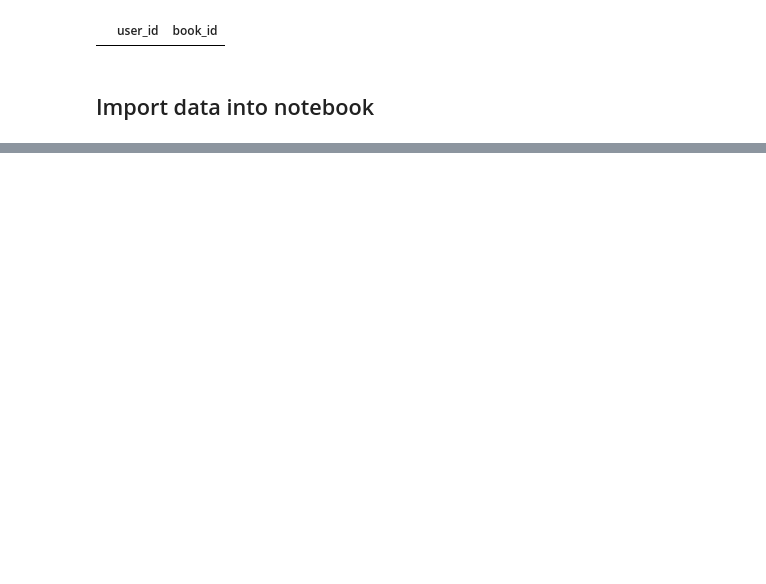
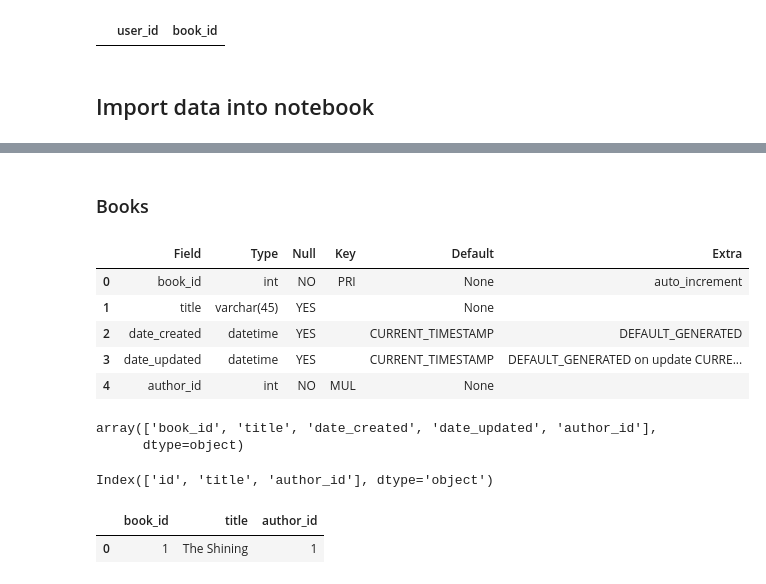
Before and after one commit to SeeBee8/Books, a Jupyter notebook: Books.ipynb, the cells around one changed output, grey strips where cells are left out. Saved outputs shown, nothing was run; the diff lists cells and outputs as text; code cells hidden in the pictures; blank space fills up the shorter version.

```diff
--- a/Books.ipynb
+++ b/Books.ipynb
@@ -82,0 +95,4 @@ authors = pd.read_csv("")
+# %%
+books = pd.read_csv("Data/books - books.csv")
+books.info
+books.head()
@@ -82,0 +194,33 @@ authors = pd.read_csv("")
+# %% [markdown]
+### Books
+# %%
+q = """
+DESCRIBE books;
+"""
+describe = pd.read_sql(q, engine)
+describe
+# %% [output]
+|  | Field | Type | Null | Key | Default | Extra |
+| 0 | book_id | int | NO | PRI | None | auto_increment |
+| 1 | title | varchar(45) | YES |  | None |  |
+| 2 | date_created | datetime | YES |  | CURRENT_TIMESTAMP | DEFAULT_GENERATED |
+| 3 | date_updated | datetime | YES |  | CURRENT_TIMESTAMP | DEFAULT_GENERATED on update CURRE... |
+| 4 | author_id | int | NO | MUL | None |  |
+# %%
+#Check field names
+describe['Field'].values
+# %% [output]
+array(['book_id', 'title', 'date_created', 'date_updated', 'author_id'],
+      dtype=object)
+# %%
+#Check dataframe's columns
+books.columns
+# %% [output]
+Index(['id', 'title', 'author_id'], dtype='object')
+# %%
+rename_books = {'id':'book_id'}
+books = books.rename(rename_books, axis = 1)
+books.head(1)
+# %% [output]
+|  | book_id | title | author_id |
+| 0 | 1 | The Shining | 1 |
```
Also changed, not shown: parts of 41 cells of this notebook, 4 other files.
